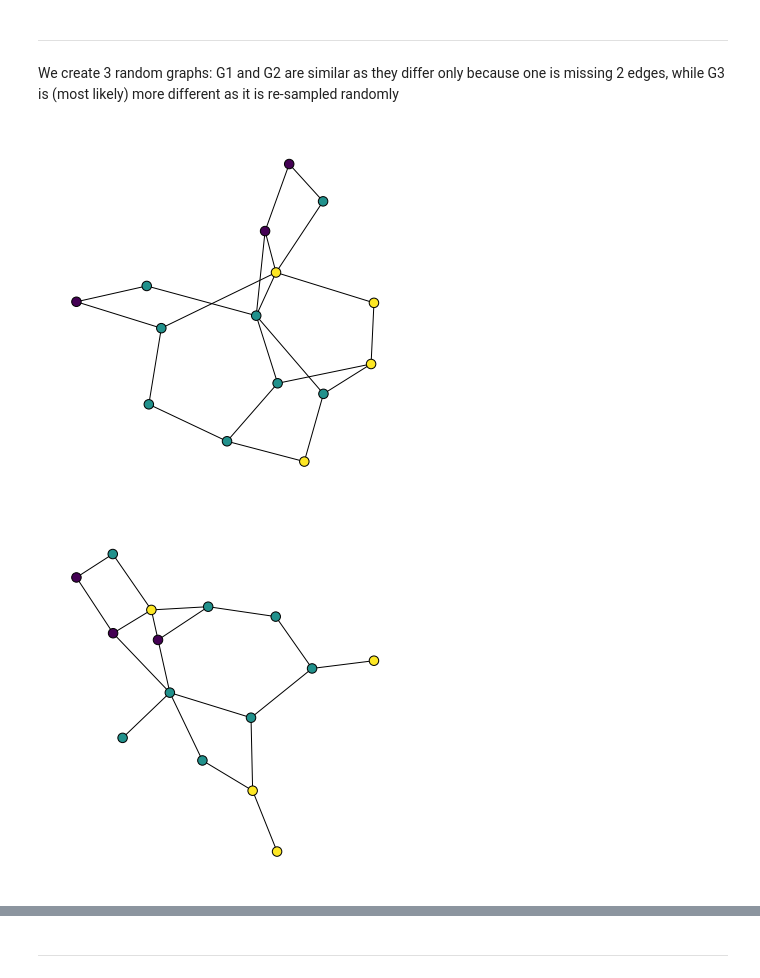
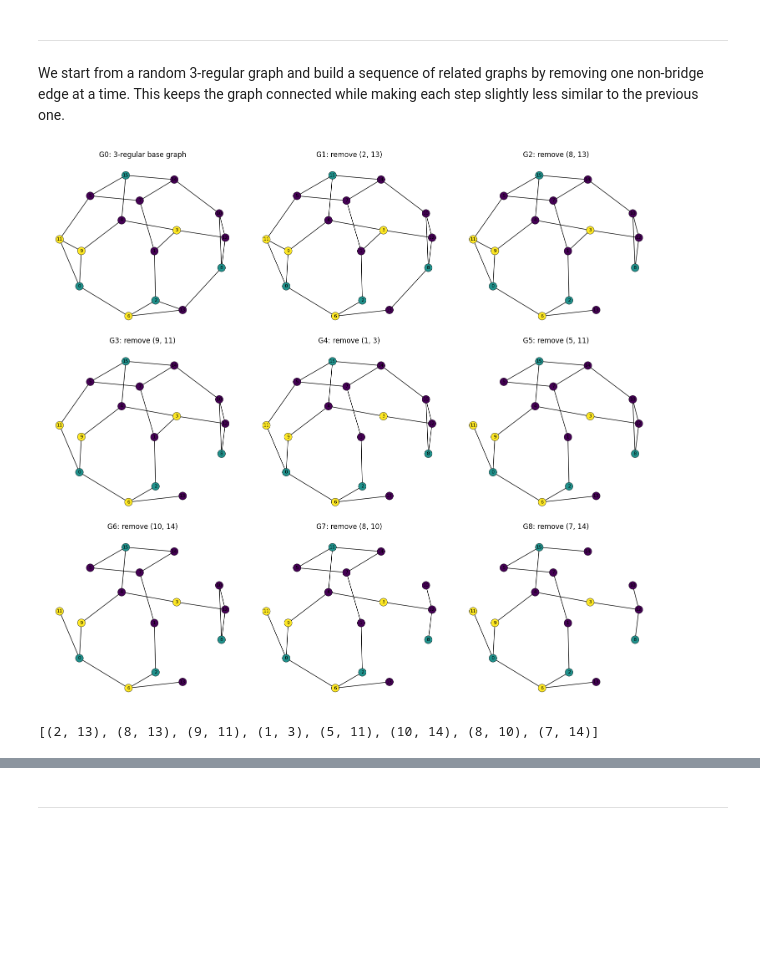
Before and after one commit to Xfcosta/NSPPK, a Jupyter notebook: NSPPK Demo.ipynb, the cells around one changed output, grey strips where cells are left out. Drawn from its saved outputs; the diff is of its cells as text; code cells hidden in the pictures; blank space fills up the shorter version.

```diff
--- a/NSPPK Demo.ipynb
+++ b/NSPPK Demo.ipynb
@@ -141,26 +129,50 @@ def plot_similarity_kernel(X, kernel='rbf', **kwargs):
 # %% [markdown]
 ---
 # %% [markdown]
-We create 3 random graphs: G1 and G2 are similar as they differ only because one is missing 2 edges, while G3 is (most likely) more different as it is re-sampled randomly
+We start from a random 3-regular graph and build a sequence of related graphs by removing one non-bridge edge at a time. This keeps the graph connected while making each step slightly less similar to the previous one.
 # %%
-G = create_sparse_connected_graph(
-    num_nodes=15,
-    extra_edges=7,
+def generate_edge_removal_sequence(graph, n_steps=4, seed=0):
+    """Create a connected graph sequence by removing one non-bridge edge at each step."""
+    rng = random.Random(seed)
+    graphs = [graph.copy()]
+    removed_edges = []
+    current_graph = graph.copy()
+
+    for _ in range(n_steps):
+        removable_edges = sorted(set(current_graph.edges()) - set(nx.bridges(current_graph)))
+        if not removable_edges:
+            break
+        edge_to_remove = rng.choice(removable_edges)
+        current_graph = current_graph.copy()
+        current_graph.remove_edge(*edge_to_remove)
+        graphs.append(current_graph)
+        removed_edges.append(edge_to_remove)
+
+    return graphs, removed_edges
+
+
+base_graph = create_random_regular_graph(
+    num_nodes=16,
+    degree=3,
     alphabet_size=3,
-    n_dim_vector_attribute=3)
-G1 = G.copy()
+    n_dim_vector_attribute=3,
+    seed=7,
+)
 
-draw_graph(G1)
+graphs, removed_edges = generate_edge_removal_sequence(base_graph, n_steps=8, seed=3)
+graph_labels = [f'G{i}' for i in range(len(graphs))]
+plot_titles = []
+for i, label in enumerate(graph_labels):
+    if i == 0:
+        plot_titles.append(f'{label}: 3-regular base graph')
+    else:
+        plot_titles.append(f'{label}: remove {removed_edges[i - 1]}')
+
+plot_graph_sequence(graphs, plot_titles)
 # %% [output]
-[figure, old version]
+[figure, new version]
 # %%
-import random
-edges = list(G.edges())
-edges_to_remove = random.sample(edges, 3)
-G.remove_edges_from(edges_to_remove)
-G2 = G.copy()
-
-draw_graph(G2)
+removed_edges
 # %% [output]
-[figure, removed]
+[(2, 13), (8, 13), (9, 11), (1, 3), (5, 11), (10, 14), (8, 10), (7, 14)]
 # %%
```
Also changed, not shown: parts of 14 cells of this notebook, 3 other files.
